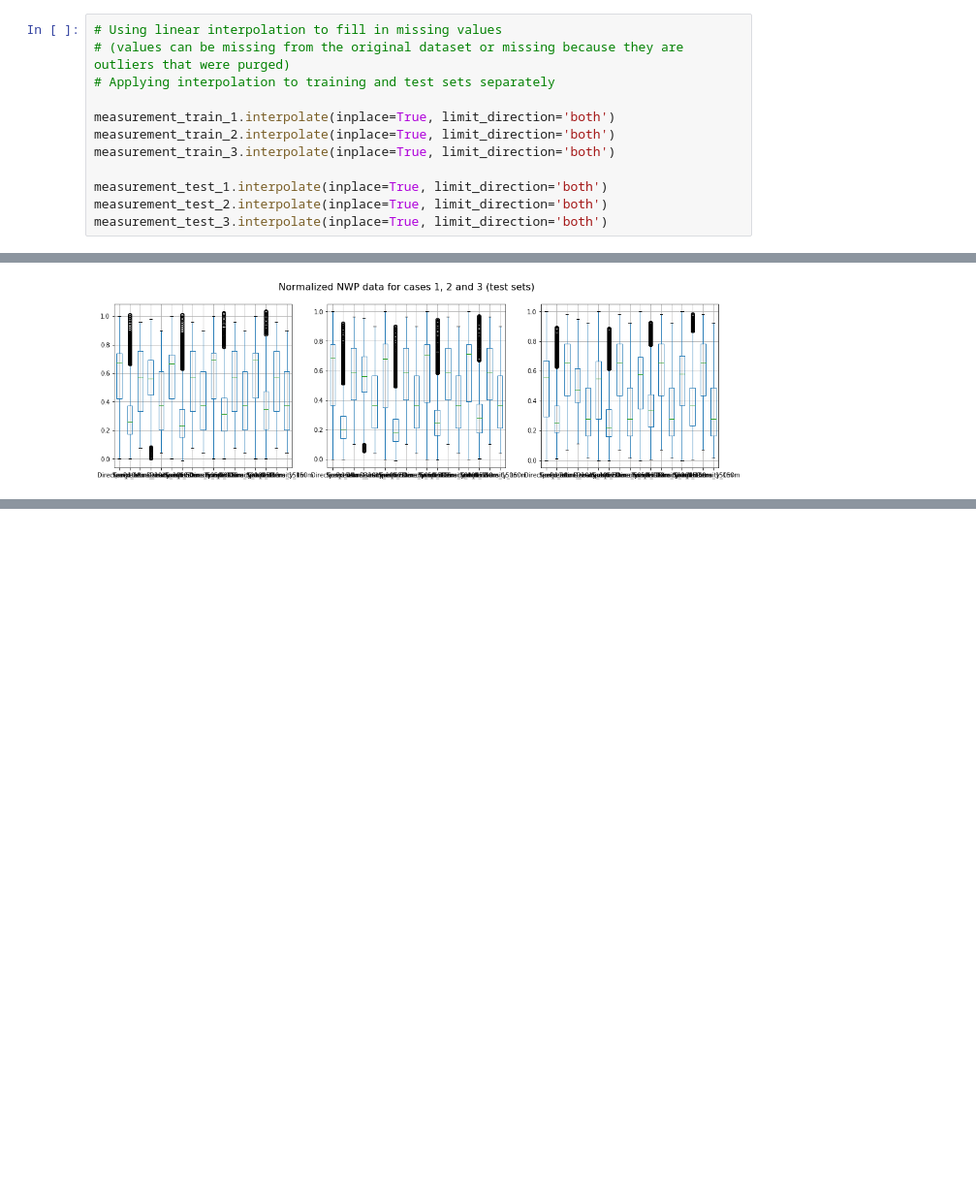
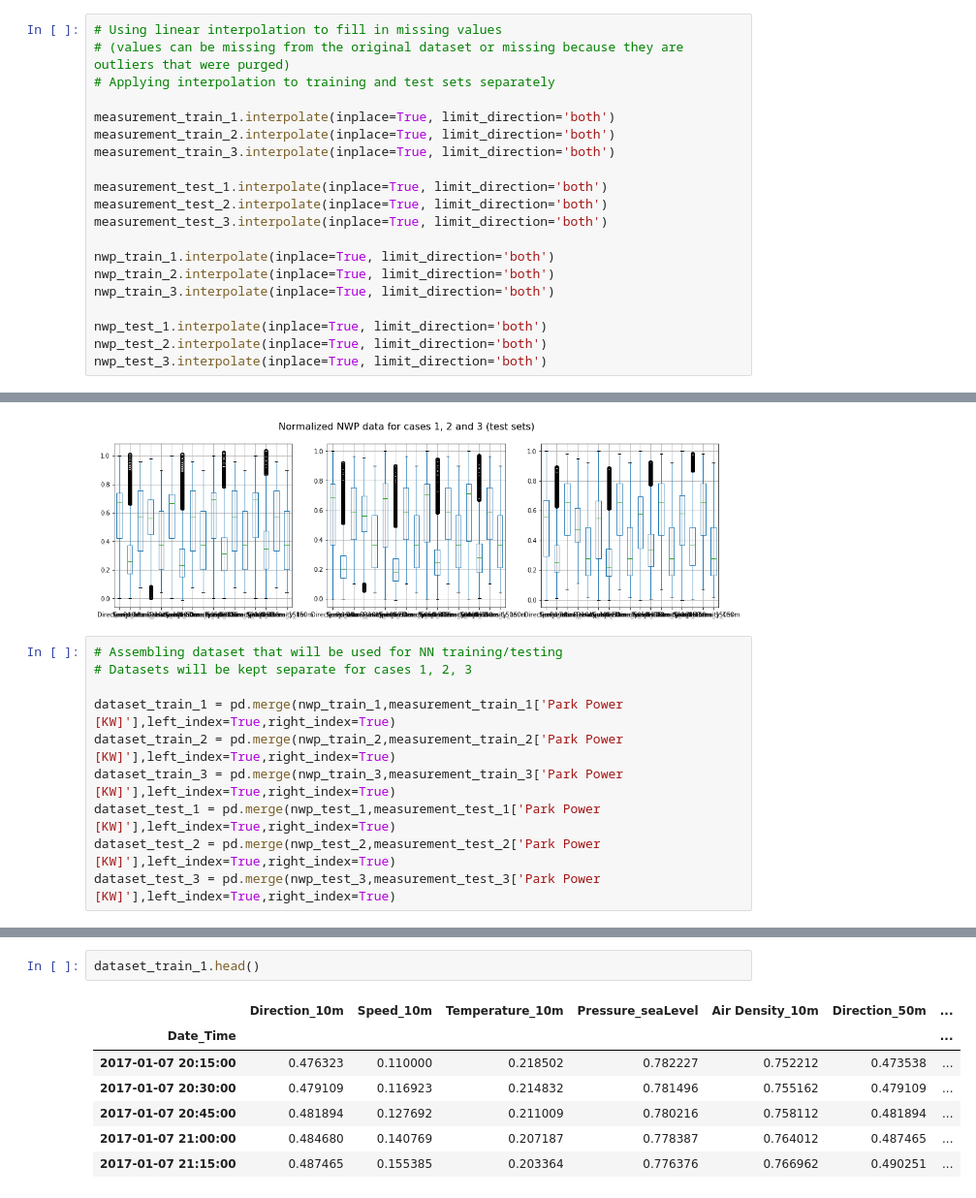
Before and after one commit to tamas-paulik/WindPower_Estimation, a Jupyter notebook: Untitled.ipynb, the cells around one changed output, grey strips where cells are left out. Shown: that part at 97% size. Cells and saved outputs as stored; diff of their text form; blank space fills up the shorter version.

```diff
--- a/Untitled.ipynb
+++ b/Untitled.ipynb
@@ -382,6 +407,14 @@ measurement_train_3.interpolate(inplace=True, limit_direction='both')
 measurement_test_1.interpolate(inplace=True, limit_direction='both')
 measurement_test_2.interpolate(inplace=True, limit_direction='both')
 measurement_test_3.interpolate(inplace=True, limit_direction='both')
+
+nwp_train_1.interpolate(inplace=True, limit_direction='both')
+nwp_train_2.interpolate(inplace=True, limit_direction='both')
+nwp_train_3.interpolate(inplace=True, limit_direction='both')
+
+nwp_test_1.interpolate(inplace=True, limit_direction='both')
+nwp_test_2.interpolate(inplace=True, limit_direction='both')
+nwp_test_3.interpolate(inplace=True, limit_direction='both')
 # %% [output]
 A value is trying to be set on a copy of a slice from a DataFrame
 
@@ -605,3 +638,13 @@ fig.suptitle('Normalized NWP data for cases 1, 2 and 3 (test sets)', fontsize=16
 # %% [output]
 Text(0.5, 0.98, 'Normalized NWP data for cases 1, 2 and 3 (test sets)')
 [figure]
+# %%
+# Assembling dataset that will be used for NN training/testing
+# Datasets will be kept separate for cases 1, 2, 3
+
+dataset_train_1 = pd.merge(nwp_train_1,measurement_train_1['Park Power [KW]'],left_index=True,right_index=True)
+dataset_train_2 = pd.merge(nwp_train_2,measurement_train_2['Park Power [KW]'],left_index=True,right_index=True)
+dataset_train_3 = pd.merge(nwp_train_3,measurement_train_3['Park Power [KW]'],left_index=True,right_index=True)
+dataset_test_1 = pd.merge(nwp_test_1,measurement_test_1['Park Power [KW]'],left_index=True,right_index=True)
+dataset_test_2 = pd.merge(nwp_test_2,measurement_test_2['Park Power [KW]'],left_index=True,right_index=True)
+dataset_test_3 = pd.merge(nwp_test_3,measurement_test_3['Park Power [KW]'],left_index=True,right_index=True)
@@ -607,0 +666,10 @@ Text(0.5, 0.98, 'Normalized NWP data for cases 1, 2 and 3 (test sets)')
+# %%
+dataset_train_1.head()
+# %% [output]
+|  | Direction_10m | Speed_10m | Temperature_10m | Pressure_seaLevel | Air Density_10m | Direction_50m | ... |
+| Date_Time |  |  |  |  |  |  | ... |
+| 2017-01-07 20:15:00 | 0.476323 | 0.110000 | 0.218502 | 0.782227 | 0.752212 | 0.473538 | ... |
+| 2017-01-07 20:30:00 | 0.479109 | 0.116923 | 0.214832 | 0.781496 | 0.755162 | 0.479109 | ... |
+| 2017-01-07 20:45:00 | 0.481894 | 0.127692 | 0.211009 | 0.780216 | 0.758112 | 0.481894 | ... |
+| 2017-01-07 21:00:00 | 0.484680 | 0.140769 | 0.207187 | 0.778387 | 0.764012 | 0.487465 | ... |
+| 2017-01-07 21:15:00 | 0.487465 | 0.155385 | 0.203364 | 0.776376 | 0.766962 | 0.490251 | ... |
```
Also changed, not shown: parts of 5 cells of this notebook.
